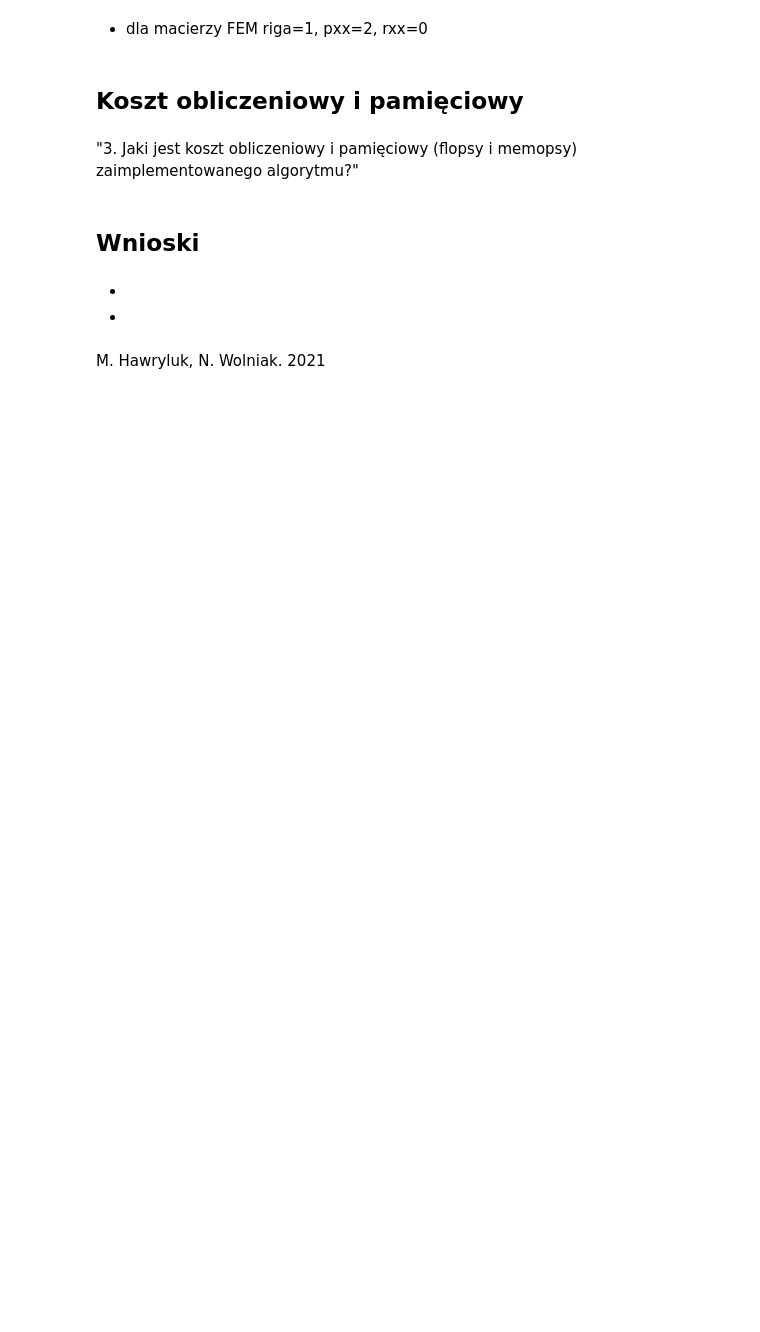
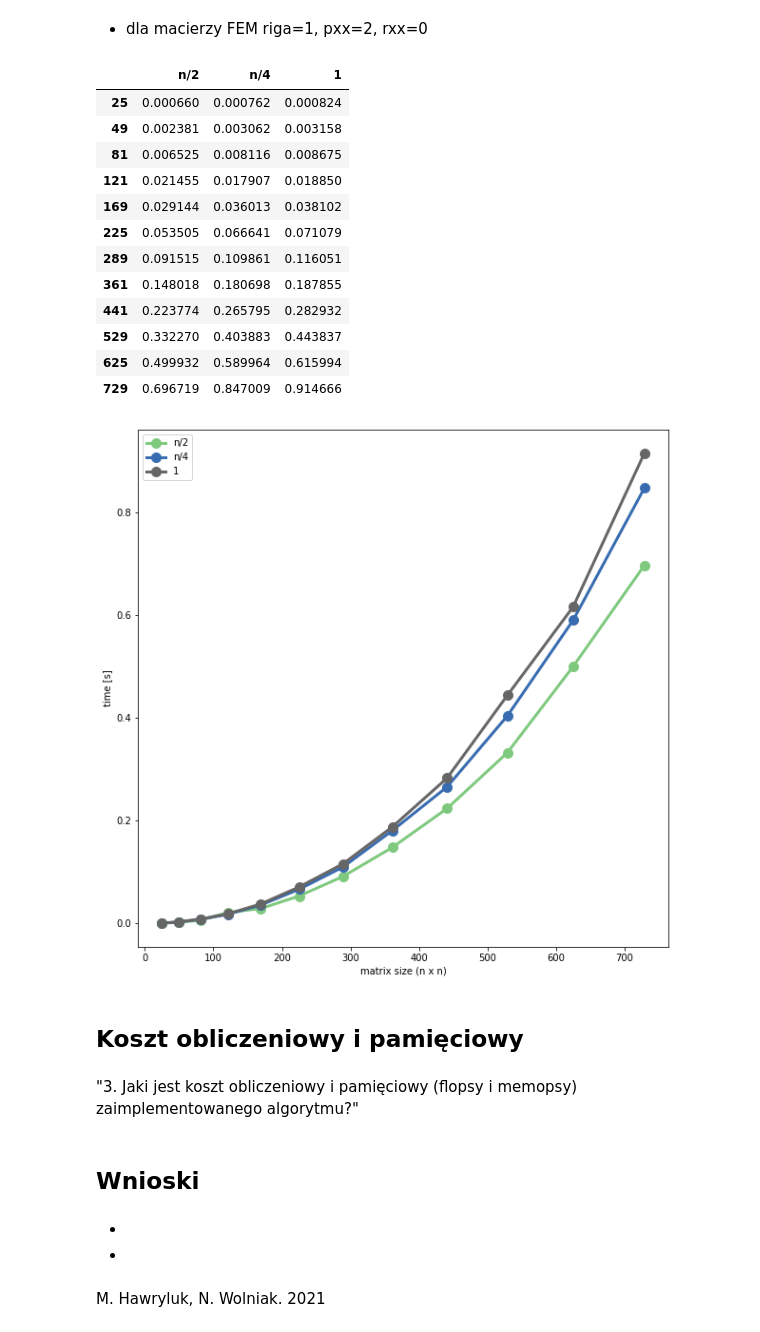
Before and after one commit to mhawryluk/matrix-algorithms, a Jupyter notebook: lab2/lab2.ipynb, the cells around one changed output. Saved outputs shown, nothing was run; the diff lists cells and outputs as text; code cells hidden in the pictures; blank space fills up the shorter version.

```diff
--- a/lab2/lab2.ipynb
+++ b/lab2/lab2.ipynb
@@ -145,5 +201,22 @@ def compare_times(A):
 # %% [markdown]
 * dla macierzy FEM riga=1, pxx=2, rxx=0
+# %%
+compare_times(fem_matrices)
+# %% [output]
+|  | n/2 | n/4 | 1 |
+| 25 | 0.000660 | 0.000762 | 0.000824 |
+| 49 | 0.002381 | 0.003062 | 0.003158 |
+| 81 | 0.006525 | 0.008116 | 0.008675 |
+| 121 | 0.021455 | 0.017907 | 0.018850 |
+| 169 | 0.029144 | 0.036013 | 0.038102 |
+| 225 | 0.053505 | 0.066641 | 0.071079 |
+| 289 | 0.091515 | 0.109861 | 0.116051 |
+| 361 | 0.148018 | 0.180698 | 0.187855 |
+| 441 | 0.223774 | 0.265795 | 0.282932 |
+| 529 | 0.332270 | 0.403883 | 0.443837 |
+| 625 | 0.499932 | 0.589964 | 0.615994 |
+| 729 | 0.696719 | 0.847009 | 0.914666 |
+[figure, added]
 # %% [markdown]
 ## Koszt obliczeniowy i pamięciowy
 # %% [markdown]
```
Also changed, not shown: parts of 6 cells of this notebook, 8 other files.
